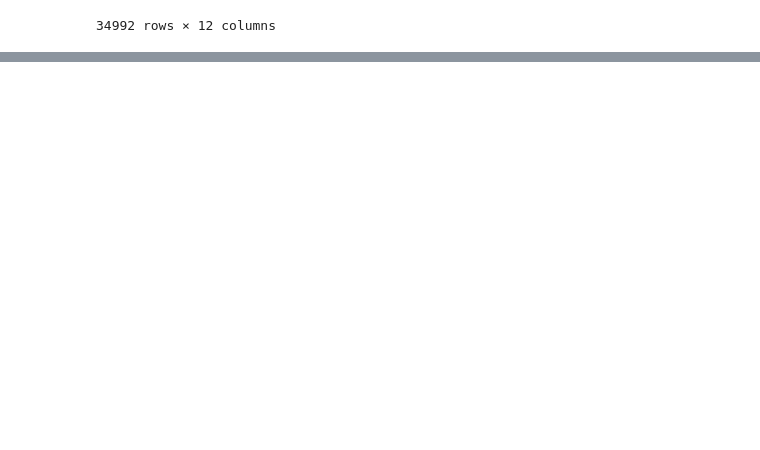
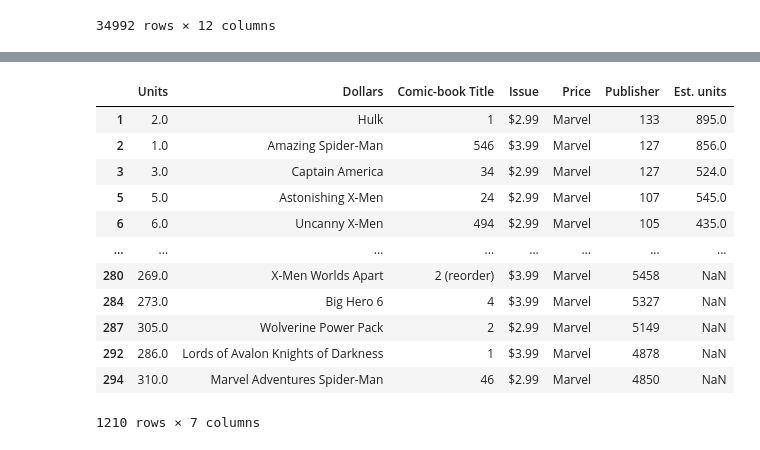
Before and after one commit to leoolessa/Project-MCU, a Jupyter notebook: test.ipynb, the cells around one changed output, grey strips where cells are left out. Cells and saved outputs as stored; diff of their text form; code cells hidden in the pictures; blank space fills up the shorter version.

```diff
--- a/test.ipynb
+++ b/test.ipynb
@@ -43,0 +76,17 @@ comics
+# %%
+sales_2008 = pd.read_csv('sales_2008.csv')
+sales_2008
+# %% [output]
+|  | Units | Dollars | Comic-book Title | Issue | Price | Publisher | Est. units |
+| 1 | 2.0 | Hulk | 1 | $2.99 | Marvel | 133 | 895.0 |
+| 2 | 1.0 | Amazing Spider-Man | 546 | $3.99 | Marvel | 127 | 856.0 |
+| 3 | 3.0 | Captain America | 34 | $2.99 | Marvel | 127 | 524.0 |
+| 5 | 5.0 | Astonishing X-Men | 24 | $2.99 | Marvel | 107 | 545.0 |
+| 6 | 6.0 | Uncanny X-Men | 494 | $2.99 | Marvel | 105 | 435.0 |
+| ... | ... | ... | ... | ... | ... | ... | ... |
+| 280 | 269.0 | X-Men Worlds Apart | 2 (reorder) | $3.99 | Marvel | 5458 | NaN |
+| 284 | 273.0 | Big Hero 6 | 4 | $3.99 | Marvel | 5327 | NaN |
+| 287 | 305.0 | Wolverine Power Pack | 2 | $2.99 | Marvel | 5149 | NaN |
+| 292 | 286.0 | Lords of Avalon Knights of Darkness | 1 | $3.99 | Marvel | 4878 | NaN |
+| 294 | 310.0 | Marvel Adventures Spider-Man | 46 | $2.99 | Marvel | 4850 | NaN |
+1210 rows × 7 columns
```
Also changed, not shown: parts of 5 cells of this notebook, 5 other files.
